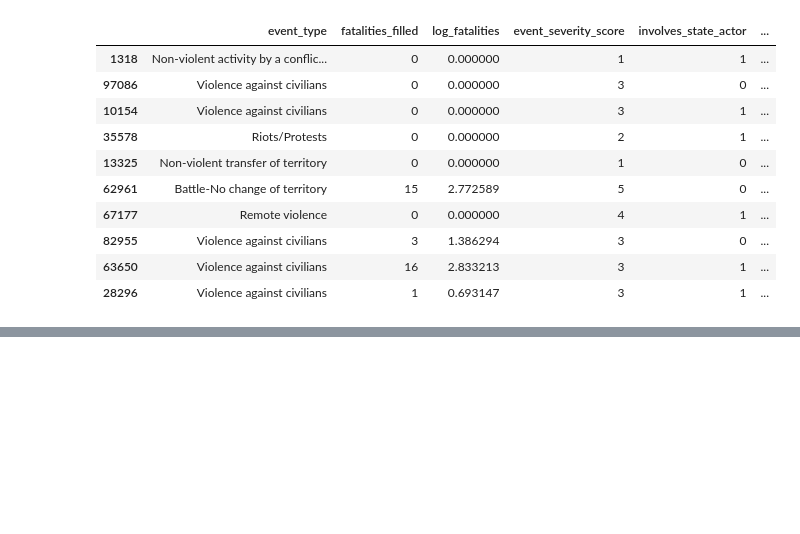
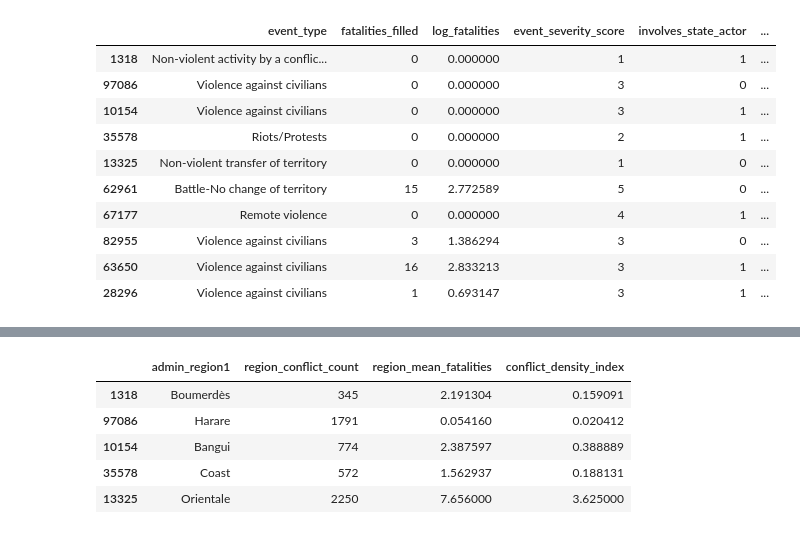
Before and after one commit to Vain-Guy/Mapping-Africa-s-Conflict-Relationships, a Jupyter notebook: conflict.ipynb, the cells around one changed output, grey strips where cells are left out. Saved outputs shown, nothing was run; the diff lists cells and outputs as text; code cells hidden in the pictures; blank space fills up the shorter version.

```diff
--- a/conflict.ipynb
+++ b/conflict.ipynb
@@ -1954,0 +1966,28 @@ conflict_df[['event_type', 'fatalities_filled', 'log_fatalities',
+# %%
+# Group by admin_region1 to get conflict counts and average fatalities
+region_agg = (
+    conflict_df.groupby('admin_region1')
+    .agg(
+        region_conflict_count = ('event_type', 'count'),
+        region_mean_fatalities = ('fatalities_filled', 'mean')
+    )
+    .reset_index()
+)
+
+# Create a conflict density index as a simple product
+region_agg['conflict_density_index'] = (
+    region_agg['region_conflict_count'] * region_agg['region_mean_fatalities']
+) / (region_agg['region_conflict_count'].max())
+
+# Merge back into main dataframe
+conflict_df = conflict_df.merge(region_agg, on = 'admin_region1', how = 'left')
+
+# Preview
+conflict_df[['admin_region1', 'region_conflict_count', 'region_mean_fatalities', 'conflict_density_index']].sample(5, random_state = 42)
+# %% [output]
+|  | admin_region1 | region_conflict_count | region_mean_fatalities | conflict_density_index |
+| 1318 | Boumerdès | 345 | 2.191304 | 0.159091 |
+| 97086 | Harare | 1791 | 0.054160 | 0.020412 |
+| 10154 | Bangui | 774 | 2.387597 | 0.388889 |
+| 35578 | Coast | 572 | 1.562937 | 0.188131 |
+| 13325 | Orientale | 2250 | 7.656000 | 3.625000 |
```
Also changed, not shown: parts of 17 cells of this notebook.
